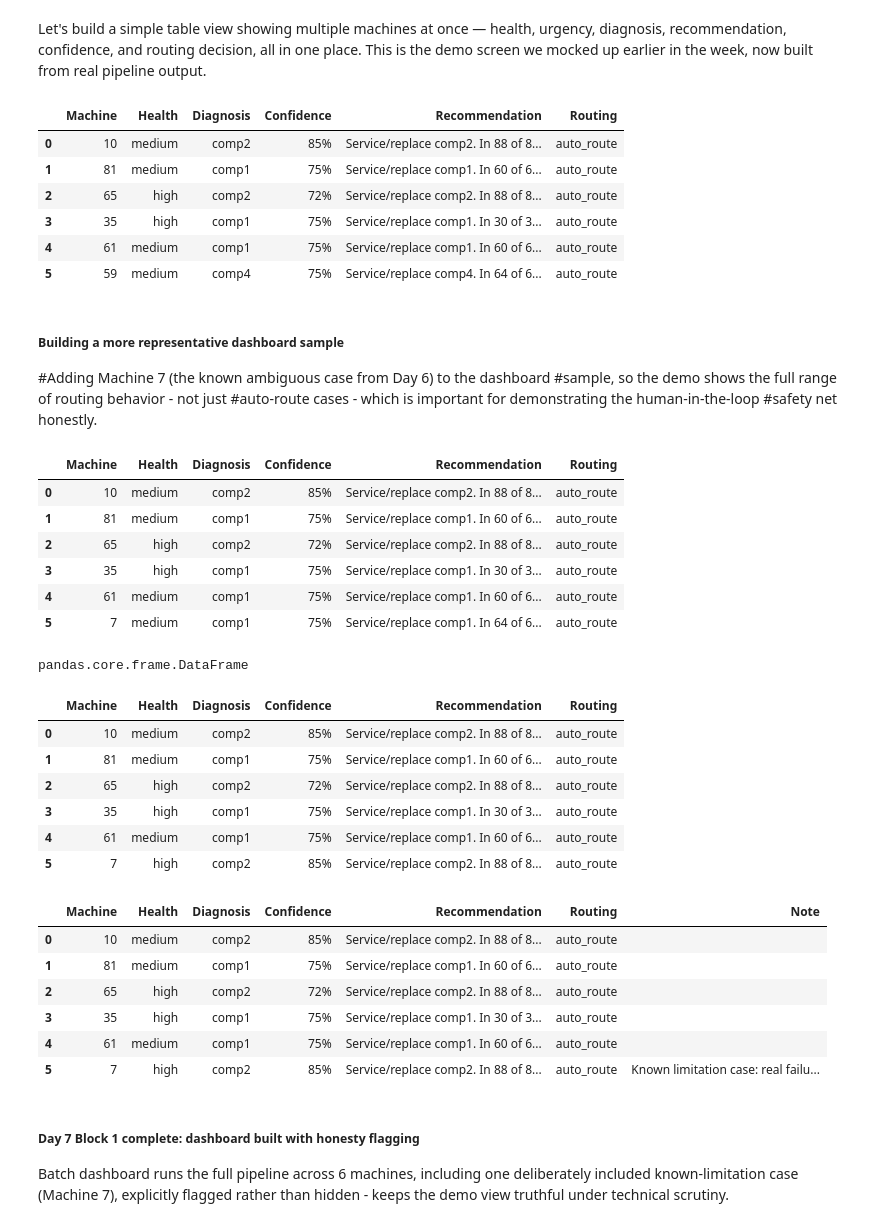
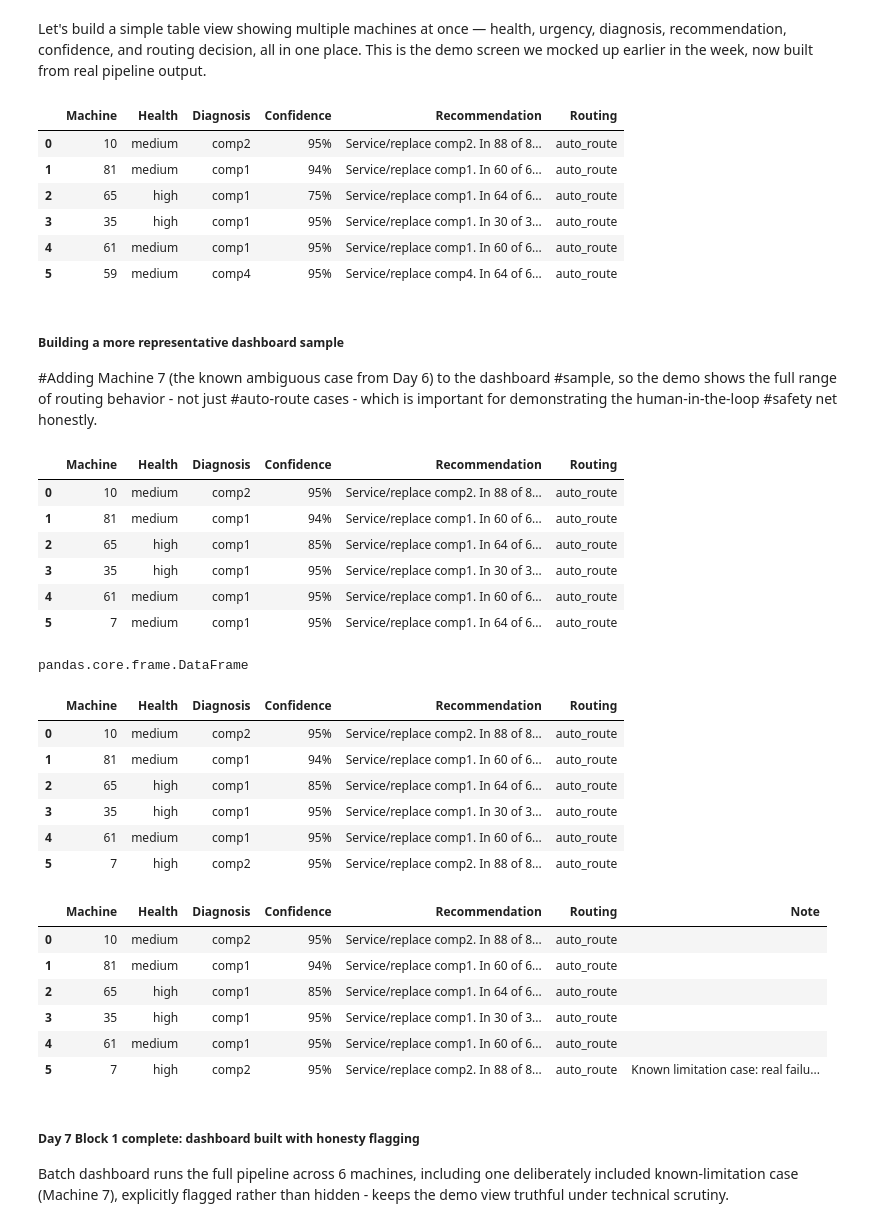
Before and after one commit to karthekeyan/agentic-predictive-maintenance, a Jupyter notebook: notebooks/01_data_exploration.ipynb, the cells around one changed output. Saved outputs shown, nothing was run; the diff lists cells and outputs as text; code cells hidden in the pictures.

```diff
--- a/notebooks/01_data_exploration.ipynb
+++ b/notebooks/01_data_exploration.ipynb
@@ -1352,25 +1365,0 @@ Reasoning: All five retrieved similar historical cases experienced comp4 failure
-# %%
-## Quick fix : NaN validation guard
-
-def has_valid_sensor_data(machine_id, telemetry_scored, as_of):
-    """
-    Checks whether a machine has valid (non-NaN) rolling sensor data at a given time.
-    Used to guard against reasoning over missing/invalid data.
-    """
-    current = telemetry_scored[
-        (telemetry_scored['machineID'] == machine_id) &
-        (telemetry_scored['datetime'] <= as_of)
-    ]
-
-    if len(current) == 0:
-        return False
-
-    latest = current.iloc[-1]
-    check_cols = ['vibration_dev', 'volt_dev', 'pressure_dev', 'rotate_dev', 'health_risk_score']
-
-    return not latest[check_cols].isna().any()
-
-
-# Quick test: confirm Machine 16's problematic case is correctly flagged as invalid
-print("Machine 16 (the problematic case):", has_valid_sensor_data(16, telemetry_scored, ftime16 - pd.Timedelta(hours=12)))
-print("Machine 1 (known good case):", has_valid_sensor_data(1, telemetry_scored, failure_time - pd.Timedelta(hours=12)))
@@ -2266,3 +2226,5 @@ piece by piece all week, now running as one connected flow.
+# %%
+errors['datetime'] = pd.to_datetime(errors['datetime'])
 # %%
 sys.path.append('../src')
 from pipeline import build_pipeline
@@ -2429,6 +2393,8 @@ for _, row in batch_sample.iterrows():
         'model': model,
         'as_of': ftime - pd.Timedelta(hours=12),
         'telemetry_scored': telemetry_scored,
+        'telemetry_df': telemetry,
+        'errors_df': errors,
         'failures_df': failures,
         'maint_df': maint,
         'machines_df': machines,
@@ -2472,40 +2438,41 @@ Let's build a simple table view showing multiple machines at once — health, ur
 #routing decision - the demo-ready view referenced throughout the week.#
 
 def run_batch_dashboard(machine_sample, telemetry_scored, failures_df, maint_df, machines_df, mtbf_table, pipeline):
     rows = []
     for _, row in machine_sample.iterrows():
         mid = row['machineID']
         ftime = row['datetime']
         model = machines_df[machines_df['machineID'] == mid]['model'].values[0]
 
         state = {
             'machine_id': mid, 'model': model, 'as_of': ftime - pd.Timedelta(hours=12),
-            'telemetry_scored': telemetry_scored, 'failures_df': failures_df,
+            'telemetry_scored': telemetry_scored, 'telemetry_df': telemetry,
+            'errors_df': errors, 'failures_df': failures_df,
             'maint_df': maint_df, 'machines_df': machines_df, 'mtbf_table': mtbf_table,
         }
         result = pipeline.invoke(state)
 
         rows.append({
             'Machine': mid,
             'Health': result['health_result']['risk_level'],
             'Diagnosis': result['diagnosis_result']['likely_component'],
             'Confidence': f"{result['diagnosis_result']['confidence']}%" if result['diagnosis_result']['confidence'] else 'N/A',
             'Recommendation': result['recommendation_result']['recommendation'][:60] + '...',
             'Routing': result['routing_result']['routing_decision'],
         })
     return pd.DataFrame(rows)
 
 dashboard_sample = failures.sample(6, random_state=2024)
 dashboard_df = run_batch_dashboard(dashboard_sample, telemetry_scored, failures, maint, machines, mtbf_table, pipeline)
 dashboard_df
 # %% [output]
 |  | Machine | Health | Diagnosis | Confidence | Recommendation | Routing |
-| 0 | 10 | medium | comp2 | 85% | Service/replace comp2. In 88 of 8... | auto_route |
-| 1 | 81 | medium | comp1 | 75% | Service/replace comp1. In 60 of 6... | auto_route |
-| 2 | 65 | high | comp2 | 72% | Service/replace comp2. In 88 of 8... | auto_route |
-| 3 | 35 | high | comp1 | 75% | Service/replace comp1. In 30 of 3... | auto_route |
-| 4 | 61 | medium | comp1 | 75% | Service/replace comp1. In 60 of 6... | auto_route |
-| 5 | 59 | medium | comp4 | 75% | Service/replace comp4. In 64 of 6... | auto_route |
+| 0 | 10 | medium | comp2 | 95% | Service/replace comp2. In 88 of 8... | auto_route |
+| 1 | 81 | medium | comp1 | 94% | Service/replace comp1. In 60 of 6... | auto_route |
+| 2 | 65 | high | comp1 | 75% | Service/replace comp1. In 64 of 6... | auto_route |
+| 3 | 35 | high | comp1 | 95% | Service/replace comp1. In 30 of 3... | auto_route |
+| 4 | 61 | medium | comp1 | 95% | Service/replace comp1. In 60 of 6... | auto_route |
+| 5 | 59 | medium | comp4 | 95% | Service/replace comp4. In 64 of 6... | auto_route |
 # %% [markdown]
 ##### Building a more representative dashboard sample
 
@@ -2523,12 +2490,12 @@ demo_dashboard_df = run_batch_dashboard(demo_sample, telemetry_scored, failures,
 demo_dashboard_df
 # %% [output]
 |  | Machine | Health | Diagnosis | Confidence | Recommendation | Routing |
-| 0 | 10 | medium | comp2 | 85% | Service/replace comp2. In 88 of 8... | auto_route |
-| 1 | 81 | medium | comp1 | 75% | Service/replace comp1. In 60 of 6... | auto_route |
-| 2 | 65 | high | comp2 | 72% | Service/replace comp2. In 88 of 8... | auto_route |
-| 3 | 35 | high | comp1 | 75% | Service/replace comp1. In 30 of 3... | auto_route |
-| 4 | 61 | medium | comp1 | 75% | Service/replace comp1. In 60 of 6... | auto_route |
-| 5 | 7 | medium | comp1 | 75% | Service/replace comp1. In 64 of 6... | auto_route |
+| 0 | 10 | medium | comp2 | 95% | Service/replace comp2. In 88 of 8... | auto_route |
+| 1 | 81 | medium | comp1 | 94% | Service/replace comp1. In 60 of 6... | auto_route |
+| 2 | 65 | high | comp1 | 85% | Service/replace comp1. In 64 of 6... | auto_route |
+| 3 | 35 | high | comp1 | 95% | Service/replace comp1. In 30 of 3... | auto_route |
+| 4 | 61 | medium | comp1 | 95% | Service/replace comp1. In 60 of 6... | auto_route |
+| 5 | 7 | medium | comp1 | 95% | Service/replace comp1. In 64 of 6... | auto_route |
 # %%
 type(demo_dashboard_df)
 # %% [output]
@@ -2552,12 +2519,12 @@ demo_dashboard_v2 = run_batch_dashboard(demo_sample_v2, telemetry_scored, failur
 demo_dashboard_v2
 # %% [output]
 |  | Machine | Health | Diagnosis | Confidence | Recommendation | Routing |
-| 0 | 10 | medium | comp2 | 85% | Service/replace comp2. In 88 of 8... | auto_route |
-| 1 | 81 | medium | comp1 | 75% | Service/replace comp1. In 60 of 6... | auto_route |
-| 2 | 65 | high | comp2 | 72% | Service/replace comp2. In 88 of 8... | auto_route |
-| 3 | 35 | high | comp1 | 75% | Service/replace comp1. In 30 of 3... | auto_route |
-| 4 | 61 | medium | comp1 | 75% | Service/replace comp1. In 60 of 6... | auto_route |
-| 5 | 7 | high | comp2 | 85% | Service/replace comp2. In 88 of 8... | auto_route |
+| 0 | 10 | medium | comp2 | 95% | Service/replace comp2. In 88 of 8... | auto_route |
+| 1 | 81 | medium | comp1 | 94% | Service/replace comp1. In 60 of 6... | auto_route |
+| 2 | 65 | high | comp1 | 85% | Service/replace comp1. In 64 of 6... | auto_route |
+| 3 | 35 | high | comp1 | 95% | Service/replace comp1. In 30 of 3... | auto_route |
+| 4 | 61 | medium | comp1 | 95% | Service/replace comp1. In 60 of 6... | auto_route |
+| 5 | 7 | high | comp2 | 95% | Service/replace comp2. In 88 of 8... | auto_route |
 # %%
 ## Adding an honesty flag for the known ambiguous-case limitation
 
@@ -2574,12 +2541,12 @@ demo_dashboard_v2.loc[demo_dashboard_v2['Machine'] == 7, 'Note'] = (
 demo_dashboard_v2
 # %% [output]
 |  | Machine | Health | Diagnosis | Confidence | Recommendation | Routing | Note |
-| 0 | 10 | medium | comp2 | 85% | Service/replace comp2. In 88 of 8... | auto_route |  |
-| 1 | 81 | medium | comp1 | 75% | Service/replace comp1. In 60 of 6... | auto_route |  |
-| 2 | 65 | high | comp2 | 72% | Service/replace comp2. In 88 of 8... | auto_route |  |
-| 3 | 35 | high | comp1 | 75% | Service/replace comp1. In 30 of 3... | auto_route |  |
-| 4 | 61 | medium | comp1 | 75% | Service/replace comp1. In 60 of 6... | auto_route |  |
-| 5 | 7 | high | comp2 | 85% | Service/replace comp2. In 88 of 8... | auto_route | Known limitation case: real failu... |
+| 0 | 10 | medium | comp2 | 95% | Service/replace comp2. In 88 of 8... | auto_route |  |
+| 1 | 81 | medium | comp1 | 94% | Service/replace comp1. In 60 of 6... | auto_route |  |
+| 2 | 65 | high | comp1 | 85% | Service/replace comp1. In 64 of 6... | auto_route |  |
+| 3 | 35 | high | comp1 | 95% | Service/replace comp1. In 30 of 3... | auto_route |  |
+| 4 | 61 | medium | comp1 | 95% | Service/replace comp1. In 60 of 6... | auto_route |  |
+| 5 | 7 | high | comp2 | 95% | Service/replace comp2. In 88 of 8... | auto_route | Known limitation case: real failu... |
 # %% [markdown]
 ##### Day 7 Block 1 complete: dashboard built with honesty flagging
 
```
Also changed, not shown: parts of 31 cells of this notebook, 1 other file.
